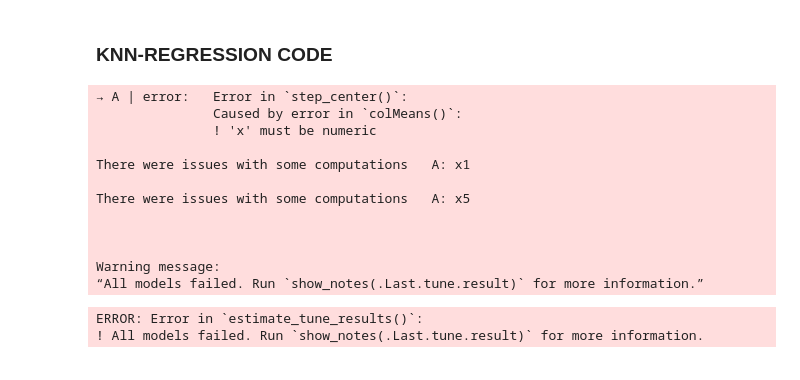
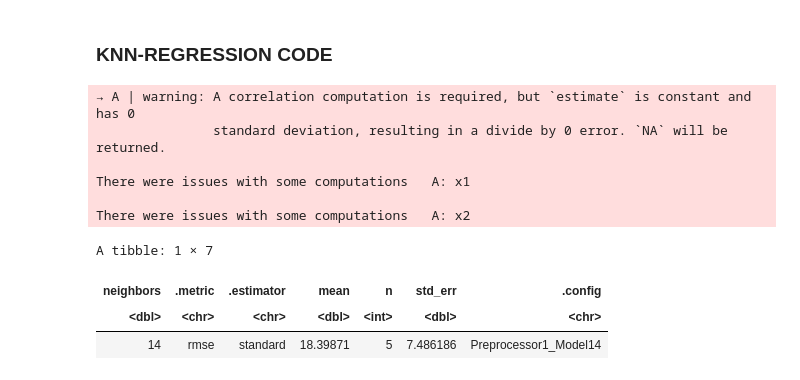
Before and after one commit to 04thvs/dsci100_39, a Jupyter notebook: code.ipynb, the cells around one changed output. Saved outputs shown, nothing was run; the diff lists cells and outputs as text; code cells hidden in the pictures.

```diff
--- a/code.ipynb
+++ b/code.ipynb
@@ -192,63 +192,45 @@ players_h_vs_age
 [figure]
 # %% [markdown]
 ### Data Analysis
-# %%
-#Recipe
-recipe <- recipe(played_hours ~ ., data = players_training) |>
-step_center(all_predictors()) |>
-step_scale(all_predictors())
 # %% [markdown]
 ### KNN-REGRESSION CODE
 # %%
 # KNN-REGRESSION MODEL
 players_spec <- nearest_neighbor(weight_func = 'rectangular', neighbors = tune())|>
     set_engine('kknn')|>
     set_mode('regression')
 
 # CROSS VALIDATION
 players_vfold <- vfold_cv(players_training, v = 5, strata = played_hours)
 k_values <- tibble(neighbors = seq(from = 1, to = 30, by = 1))
 
 #RECIPE
-recipe <- recipe(played_hours ~ ., data = players_training) |>
-step_center(all_predictors()) |>
-step_scale(all_predictors())
+recipe <- recipe(played_hours ~ experience, data = players_training) |>
+step_scale(all_predictors()) |>
+step_center(all_predictors())
 
 # WORKFLOW
 
 players_knn_workflow <- workflow() |>
     add_model(players_spec)|>
     add_recipe(recipe)
 
 players_tuning <- players_knn_workflow |>
     tune_grid(resamples = players_vfold, grid = k_values)|>
     collect_metrics()
 
 best_k <- players_tuning |>
     filter(.metric == 'rmse')|>
     slice_min(mean, n = 1)
 best_k
-
-players_new_spec <- nearest_neighbor(weight_func = 'rectangular', neighbors = )|>
-    set_engine('kknn')|>
-    set_mode('regression')
-
-players_best_fit <- workflow()|>
-    add_recipe(recipe)|>
-    add_model(players_new_spec)|>
-    fit(players_training)
 # %% [output]
-→ A | error:   Error in `step_center()`:
-               Caused by error in `colMeans()`:
-               ! 'x' must be numeric
+→ A | warning: A correlation computation is required, but `estimate` is constant and has 0
+               standard deviation, resulting in a divide by 0 error. `NA` will be returned.
 
 There were issues with some computations   A: x1
 
-There were issues with some computations   A: x5
-
-
-
-Warning message:
-“All models failed. Run `show_notes(.Last.tune.result)` for more information.”
+There were issues with some computations   A: x2
-ERROR: Error in `estimate_tune_results()`:
-! All models failed. Run `show_notes(.Last.tune.result)` for more information.
+A tibble: 1 × 7
+| neighbors | .metric | .estimator | mean | n | std_err | .config |
+| <dbl> | <chr> | <chr> | <dbl> | <int> | <dbl> | <chr> |
+| 14 | rmse | standard | 18.39871 | 5 | 7.486186 | Preprocessor1_Model14 |
```
